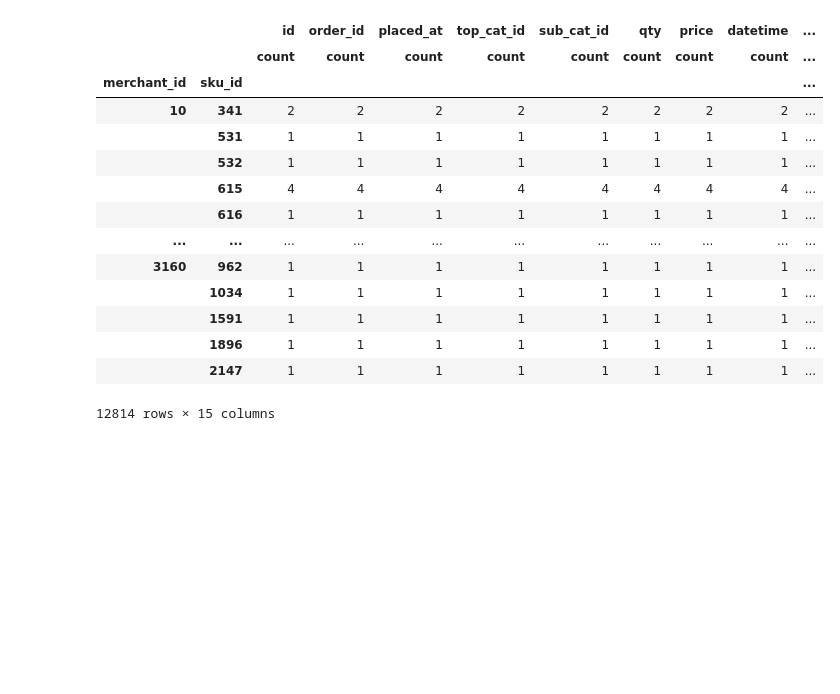
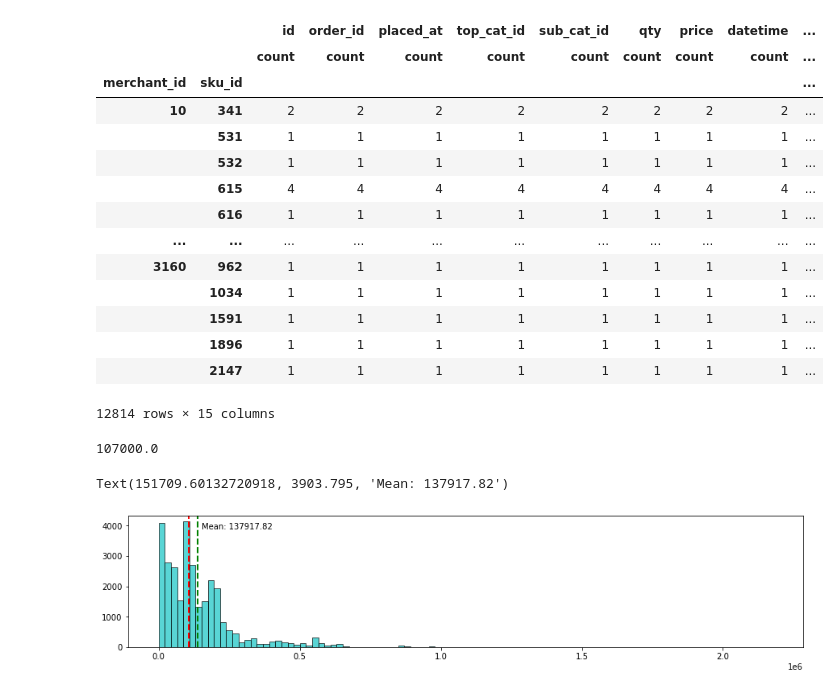
Before and after one commit to yingli/datasciencelifecycle, a Jupyter notebook: sample_code/NB03.ipynb, the cells around one changed output. Saved outputs shown, nothing was run; the diff lists cells and outputs as text; code cells hidden in the pictures; blank space fills up the shorter version.

```diff
--- a/sample_code/NB03.ipynb
+++ b/sample_code/NB03.ipynb
@@ -359,3 +359,19 @@ merchant_sku
 |  | 1896 | 1 | 1 | 1 | 1 | 1 | 1 | 1 | 1 | ... |
 |  | 2147 | 1 | 1 | 1 | 1 | 1 | 1 | 1 | 1 | ... |
 12814 rows × 15 columns
+# %%
+baskets.price.median()
+# %% [output]
+107000.0
+# %%
+plt.figure(figsize=(15,3))
+result = plt.hist(baskets.price, bins=100, color='c', edgecolor='k', alpha=0.65)
+plt.axvline(baskets.price.mean(), color='g', linestyle='dashed', linewidth=2)
+plt.axvline(baskets.price.median(), color='r', linestyle='dashed', linewidth=2)
+
+
+min_ylim, max_ylim = plt.ylim()
+plt.text(baskets.price.mean()*1.1, max_ylim*0.9, 'Mean: {:.2f}'.format(baskets.price.mean()))
+# %% [output]
+Text(151709.60132720918, 3903.795, 'Mean: 137917.82')
+[figure, added]
```
Also changed, not shown: parts of 3 cells of this notebook.
